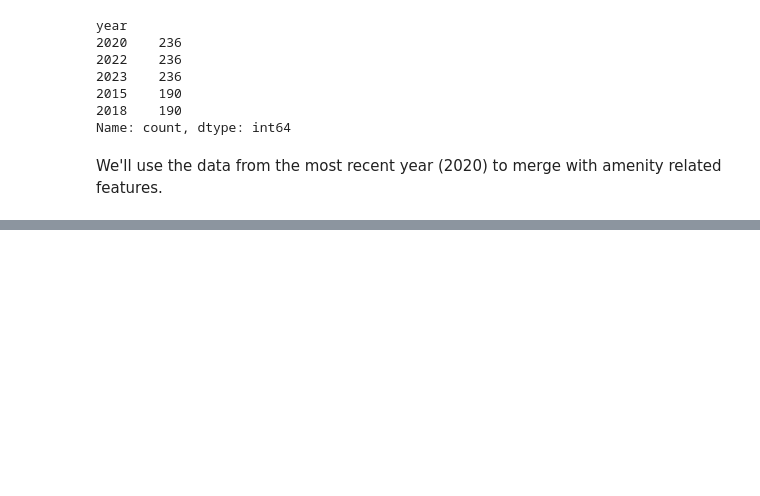
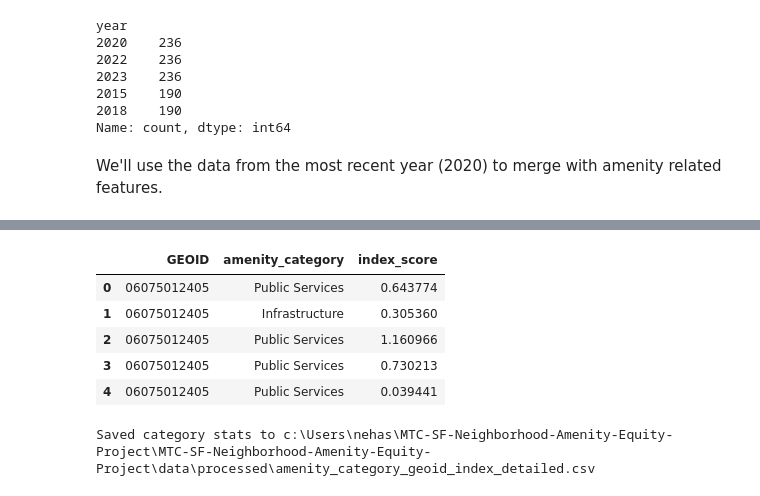
Before and after one commit to meganm2c/MTC-SF-Neighborhood-Amenity-Equity-Project, a Jupyter notebook: notebooks/amenity_index.ipynb, the cells around one changed output, grey strips where cells are left out. Drawn from its saved outputs; the diff is of its cells as text; code cells hidden in the pictures; blank space fills up the shorter version.

```diff
--- a/notebooks/amenity_index.ipynb
+++ b/notebooks/amenity_index.ipynb
@@ -132,0 +204,23 @@ KeyError: ('GEOID', 'gross_sq_ft', 'amenity_category')
+# %%
+merged_df_std["index_score"] = 0.3 * merged_df_std["gross_sq_ft_std"] + \
+                               0.15 * merged_df_std["gini_index_std"] + \
+                               0.15 * merged_df_std["white/non_hispanic_std"] + \
+                               0.05 * merged_df_std["poverty_count_std"] + \
+                               0.15 * merged_df_std["transit_commuters_std"] + \
+                               0.2 * merged_df_std["population_total_std"]
+
+# display first few rows of index scores
+display(merged_df_std[["GEOID", "amenity_category", "index_score"]].head())
+
+# save to CSV for review
+out_path = repo_root / "data" / "processed" / "amenity_category_geoid_index_detailed.csv"
+merged_df_std.to_csv(out_path, index=False)
+print(f"Saved category stats to {out_path}")
+# %% [output]
+|  | GEOID | amenity_category | index_score |
+| 0 | 06075012405 | Public Services | 0.643774 |
+| 1 | 06075012405 | Infrastructure | 0.305360 |
+| 2 | 06075012405 | Public Services | 1.160966 |
+| 3 | 06075012405 | Public Services | 0.730213 |
+| 4 | 06075012405 | Public Services | 0.039441 |
+Saved category stats to c:\Users\nehas\MTC-SF-Neighborhood-Amenity-Equity-Project\MTC-SF-Neighborhood-Amenity-Equity-Project\data\processed\amenity_category_geoid_index_detailed.csv
```
Also changed, not shown: parts of 7 cells of this notebook, 2 other files.
